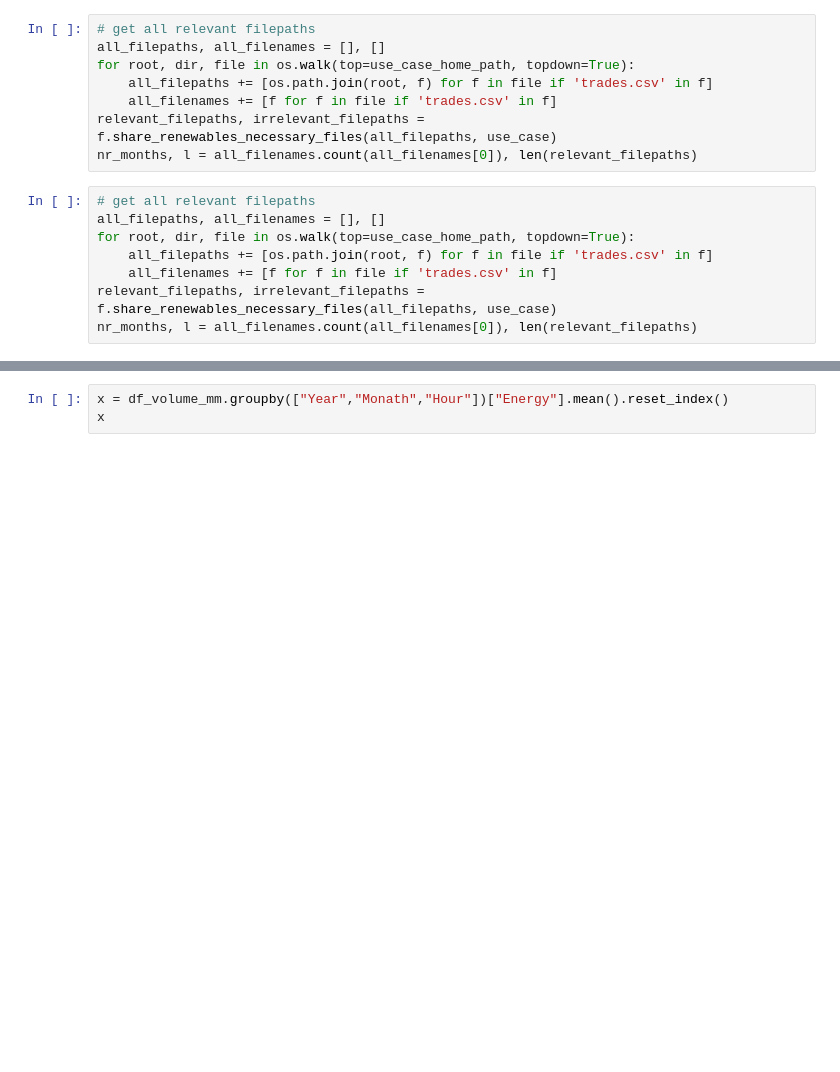
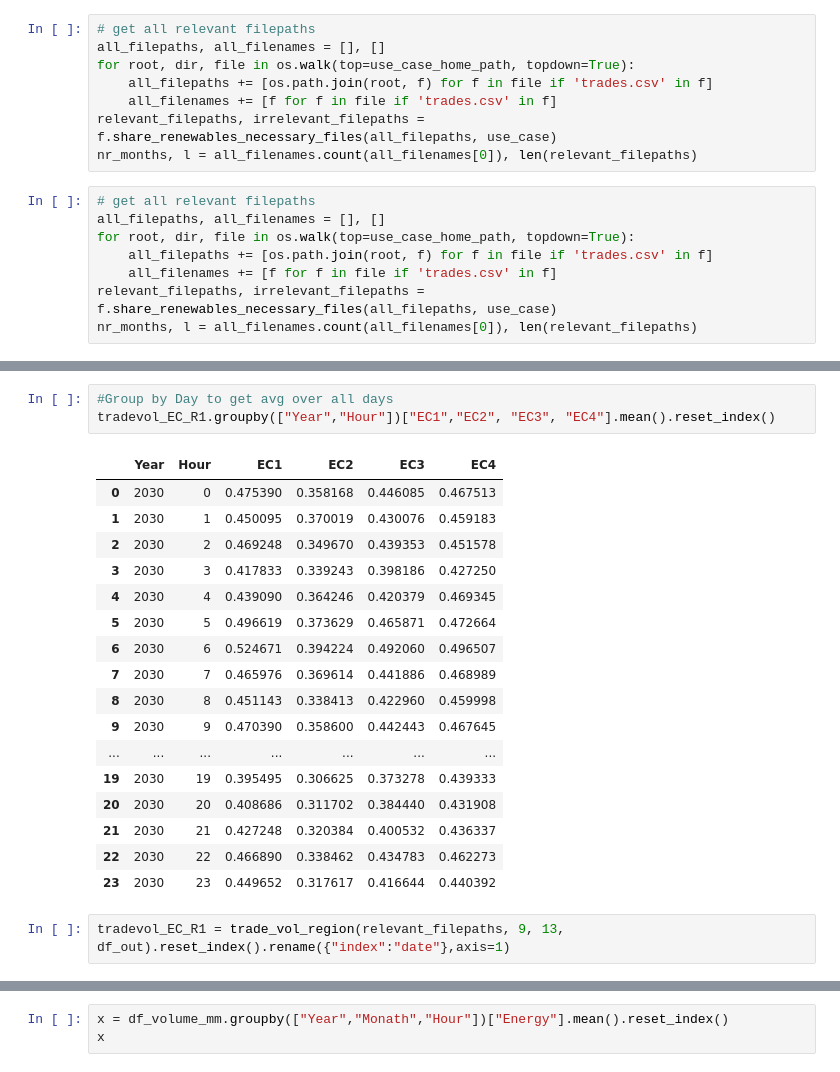
Before and after one commit to jochenmadler/fim_fit, a Jupyter notebook: GSy_KPI_calculation/01_processing/functions_test_MKa.ipynb, the cells around one changed output, grey strips where cells are left out. Cells and saved outputs as stored; diff of their text form; blank space fills up the shorter version.

```diff
--- a/GSy_KPI_calculation/01_processing/functions_test_MKa.ipynb
+++ b/GSy_KPI_calculation/01_processing/functions_test_MKa.ipynb
@@ -253 +332,24 @@ relevant_filepaths[9::597]
+# %%
+#Group by Day to get avg over all days
+tradevol_EC_R1.groupby(["Year","Hour"])["EC1","EC2", "EC3", "EC4"].mean().reset_index()
+# %% [output]
+|  | Year | Hour | EC1 | EC2 | EC3 | EC4 |
+| 0 | 2030 | 0 | 0.475390 | 0.358168 | 0.446085 | 0.467513 |
+| 1 | 2030 | 1 | 0.450095 | 0.370019 | 0.430076 | 0.459183 |
+| 2 | 2030 | 2 | 0.469248 | 0.349670 | 0.439353 | 0.451578 |
+| 3 | 2030 | 3 | 0.417833 | 0.339243 | 0.398186 | 0.427250 |
+| 4 | 2030 | 4 | 0.439090 | 0.364246 | 0.420379 | 0.469345 |
+| 5 | 2030 | 5 | 0.496619 | 0.373629 | 0.465871 | 0.472664 |
+| 6 | 2030 | 6 | 0.524671 | 0.394224 | 0.492060 | 0.496507 |
+| 7 | 2030 | 7 | 0.465976 | 0.369614 | 0.441886 | 0.468989 |
+| 8 | 2030 | 8 | 0.451143 | 0.338413 | 0.422960 | 0.459998 |
+| 9 | 2030 | 9 | 0.470390 | 0.358600 | 0.442443 | 0.467645 |
+| ... | ... | ... | ... | ... | ... | ... |
+| 19 | 2030 | 19 | 0.395495 | 0.306625 | 0.373278 | 0.439333 |
+| 20 | 2030 | 20 | 0.408686 | 0.311702 | 0.384440 | 0.431908 |
+| 21 | 2030 | 21 | 0.427248 | 0.320384 | 0.400532 | 0.436337 |
+| 22 | 2030 | 22 | 0.466890 | 0.338462 | 0.434783 | 0.462273 |
+| 23 | 2030 | 23 | 0.449652 | 0.317617 | 0.416644 | 0.440392 |
+# %%
+tradevol_EC_R1 = trade_vol_region(relevant_filepaths, 9, 13, df_out).reset_index().rename({"index":"date"},axis=1)
 # %%
```
Also changed, not shown: parts of 8 cells of this notebook.
